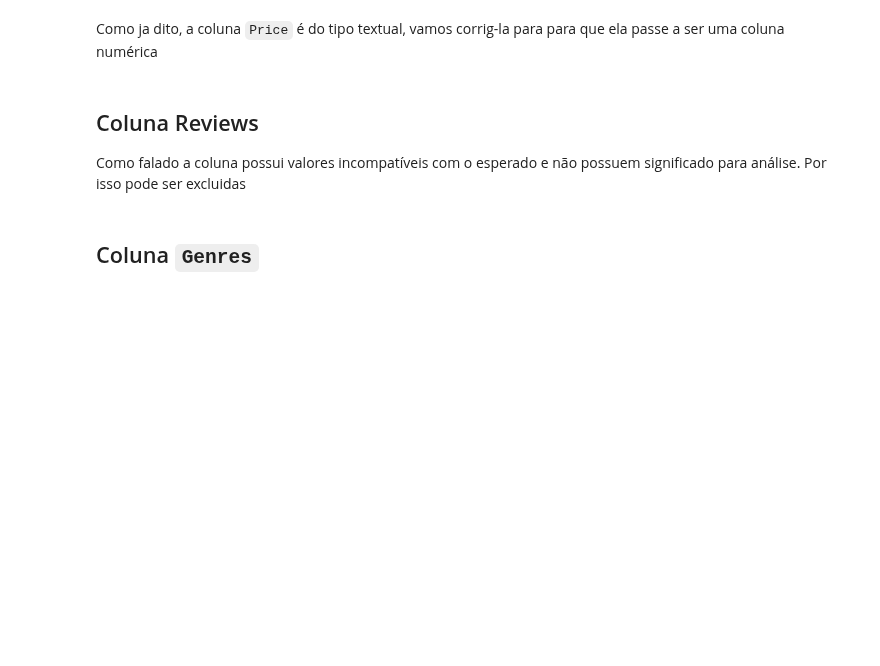
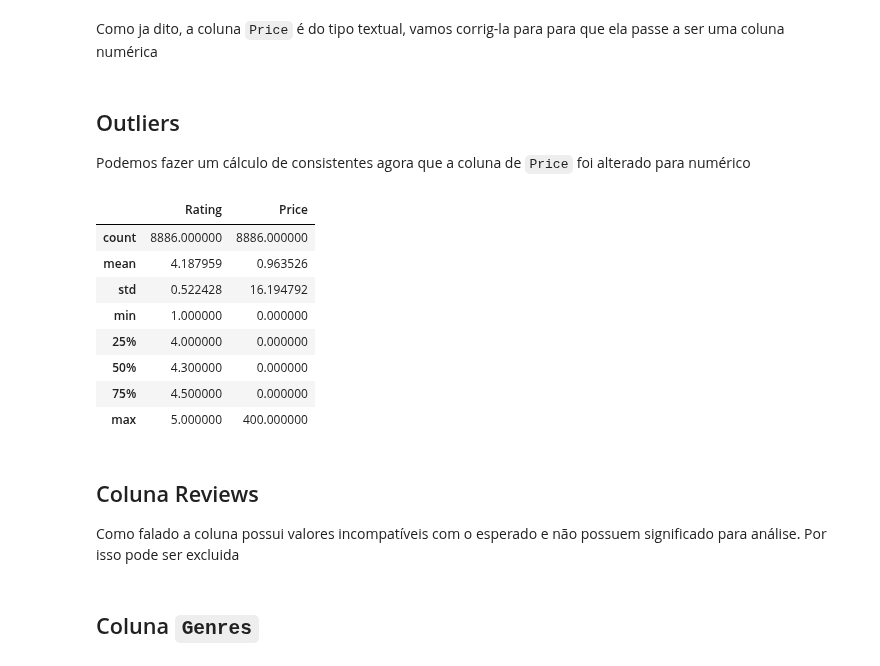
Before and after one commit to AlvaroSampaio/Google-play-store-apps, a Jupyter notebook: notebooks/01A-limpeza-de-dados.ipynb, the cells around one changed output. Cells and saved outputs as stored; diff of their text form; code cells hidden in the pictures; blank space fills up the shorter version.

```diff
--- a/notebooks/01A-limpeza-de-dados.ipynb
+++ b/notebooks/01A-limpeza-de-dados.ipynb
@@ -339,9 +340,24 @@ df_alterado = df_sem_nulos.copy()
 df_alterado['Price'] = df_alterado['Price'].str.replace('$', '')
 # %%
 df_alterado['Price'] = df_alterado['Price'].astype(np.float64)
+# %% [markdown]
+## Outliers
+Podemos fazer um cálculo de consistentes agora que a coluna de `Price` foi alterado para numérico
+# %%
+df_alterado.describe()
+# %% [output]
+|  | Rating | Price |
+| count | 8886.000000 | 8886.000000 |
+| mean | 4.187959 | 0.963526 |
+| std | 0.522428 | 16.194792 |
+| min | 1.000000 | 0.000000 |
+| 25% | 4.000000 | 0.000000 |
+| 50% | 4.300000 | 0.000000 |
+| 75% | 4.500000 | 0.000000 |
+| max | 5.000000 | 400.000000 |
 # %% [markdown]
 ## Coluna Reviews
-Como falado a coluna possui valores incompatíveis com o esperado e não possuem significado para análise. Por isso pode ser excluidas
+Como falado a coluna possui valores incompatíveis com o esperado e não possuem significado para análise. Por isso pode ser excluida
 # %%
 df_alterado.drop(columns=['Reviews'], inplace=True)
 # %% [markdown]
```
Also changed, not shown: parts of 1 cell of this notebook.
